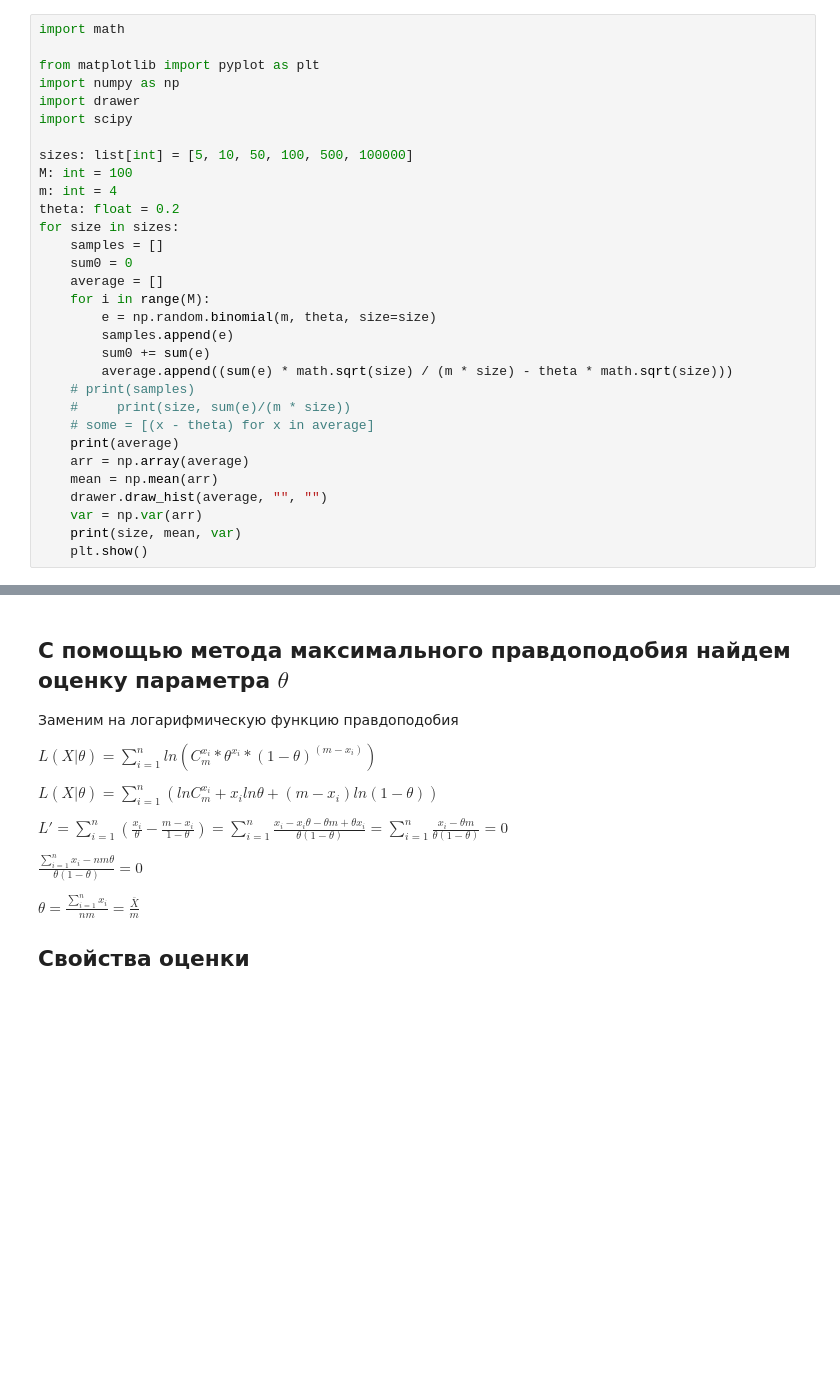
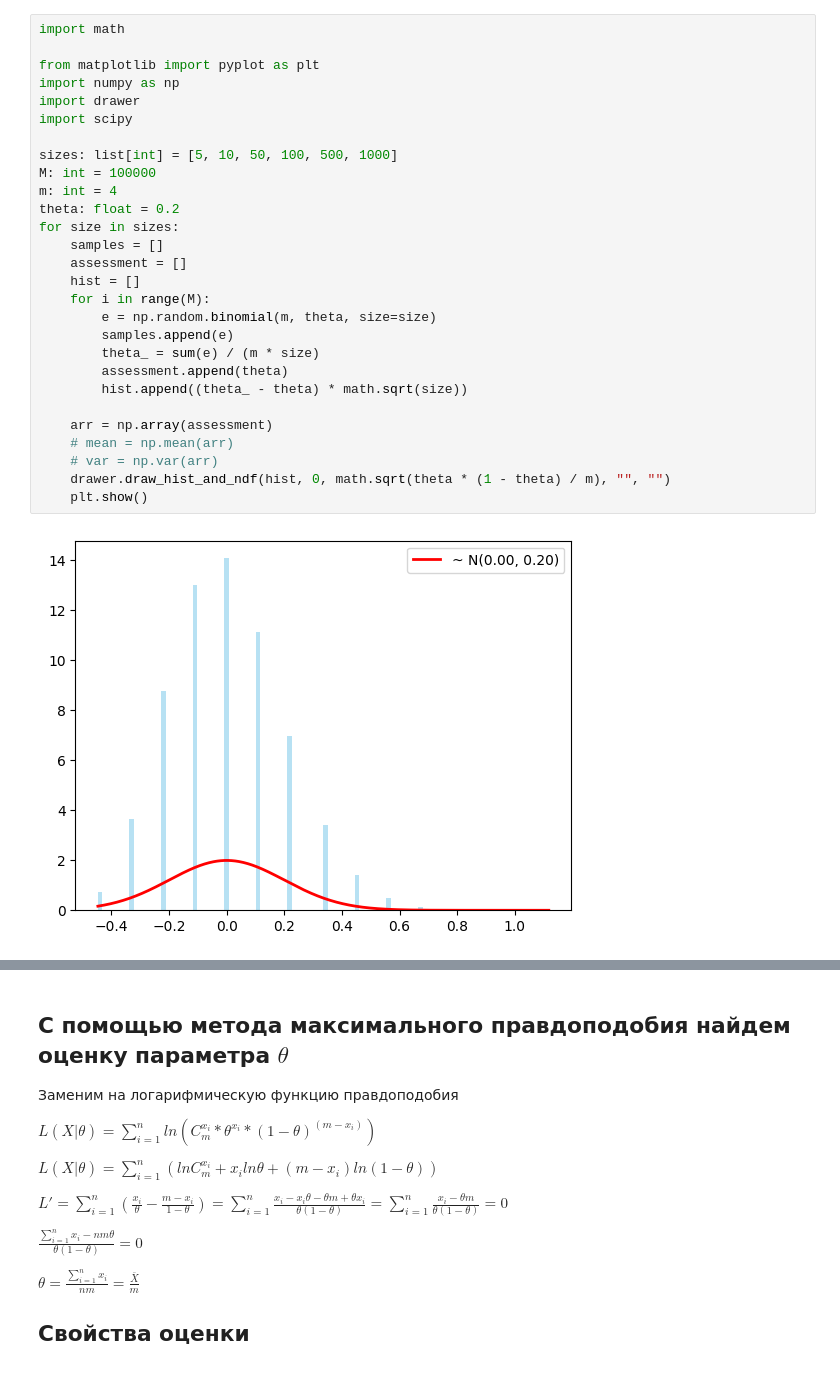
Before and after one commit to sofya-gorulko/ms_lab-1, a Jupyter notebook: lb2.ipynb, the cells around one changed output, grey strips where cells are left out. Saved outputs shown, nothing was run; the diff lists cells and outputs as text; blank space fills up the shorter version.

```diff
--- a/lb2.ipynb
+++ b/lb2.ipynb
@@ -1,31 +1,30 @@
 # %%
 import math
 
 from matplotlib import pyplot as plt
 import numpy as np
 import drawer
 import scipy
 
-sizes: list[int] = [5, 10, 50, 100, 500, 100000]
-M: int = 100
+sizes: list[int] = [5, 10, 50, 100, 500, 1000]
+M: int = 100000
 m: int = 4
 theta: float = 0.2
 for size in sizes:
     samples = []
-    sum0 = 0
-    average = []
+    assessment = []
+    hist = []
     for i in range(M):
         e = np.random.binomial(m, theta, size=size)
         samples.append(e)
-        sum0 += sum(e)
-        average.append((sum(e) * math.sqrt(size) / (m * size) - theta * math.sqrt(size)))
-    # print(samples)
-    #     print(size, sum(e)/(m * size))
-    # some = [(x - theta) for x in average]
-    print(average)
-    arr = np.array(average)
-    mean = np.mean(arr)
-    drawer.draw_hist(average, "", "")
-    var = np.var(arr)
-    print(size, mean, var)
+        theta_ = sum(e) / (m * size)
+        assessment.append(theta)
+        hist.append((theta_ - theta) * math.sqrt(size))
+
+    arr = np.array(assessment)
+    # mean = np.mean(arr)
+    # var = np.var(arr)
+    drawer.draw_hist_and_ndf(hist, 0, math.sqrt(theta * (1 - theta) / m), "", "")
     plt.show()
+# %% [output]
+[figure, added]
```
Also changed, not shown: parts of 1 cell of this notebook.
